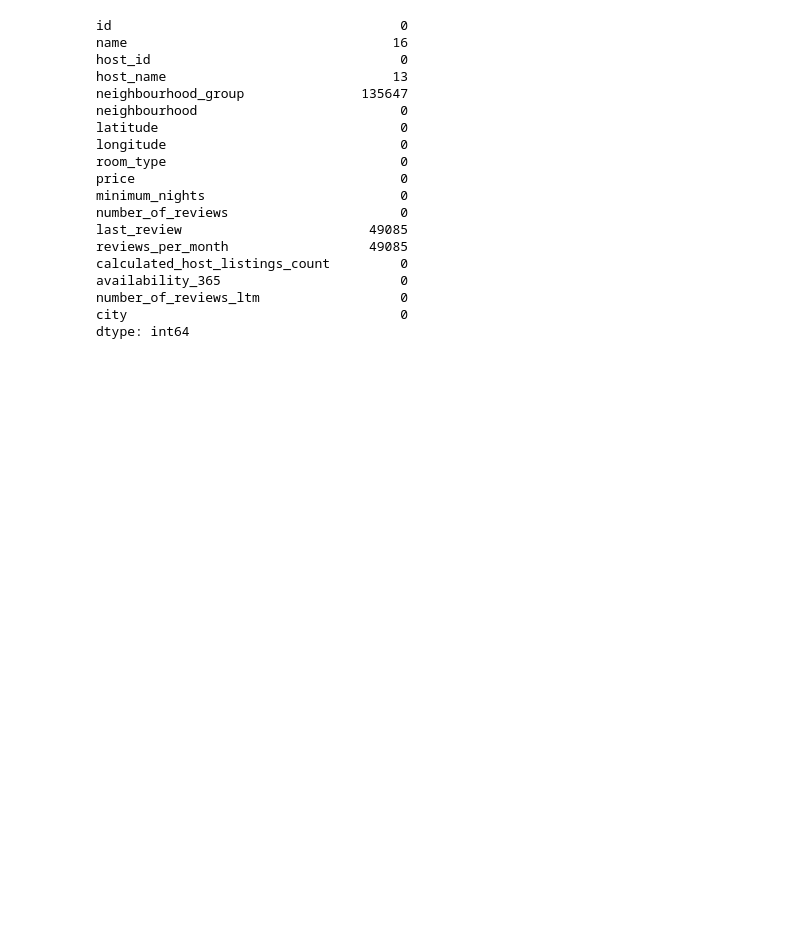
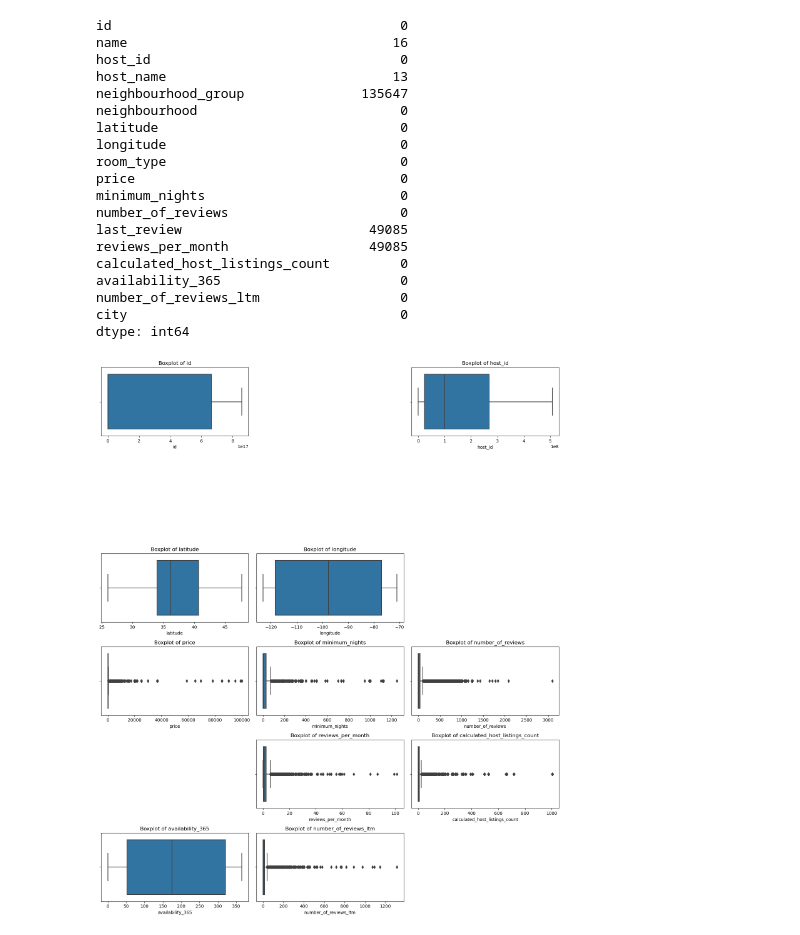
Before and after one commit to flo-shi/BNB-Price-Prediction, a Jupyter notebook: prediction.ipynb, the cells around one changed output. Drawn from its saved outputs; the diff is of its cells as text; code cells hidden in the pictures; blank space fills up the shorter version.

```diff
--- a/prediction.ipynb
+++ b/prediction.ipynb
@@ -121,23 +140,25 @@ dtype: int64
 # %%
 import warnings
 # Suppress all warnings
 warnings.filterwarnings("ignore")
 
 # Checking distributions of the various features in the dataset
 num_cols = df.shape[1]
 num_rows = (num_cols + 2) // 3
 
 # Calculate the number of rows needed
-plt.figure(figsize=(15, 5 * num_rows))
+plt.figure(figsize=(15, 3 * num_rows))
 
 # Iterate through the columns and create boxplots for each
 for i, col in enumerate(df.columns, 1):
     if df[col].dtype == 'object':
         continue  # Skip object (categorical) columns
 
     plt.subplot(num_rows, 3, i)  # 3 columns per row
     sns.boxplot(data=df, x=col, orient="vertical")
     plt.title(f'Boxplot of {col}')
     plt.tight_layout()
 
 plt.show()
+# %% [output]
+[figure, added]
```
Also changed, not shown: parts of 9 cells of this notebook.
